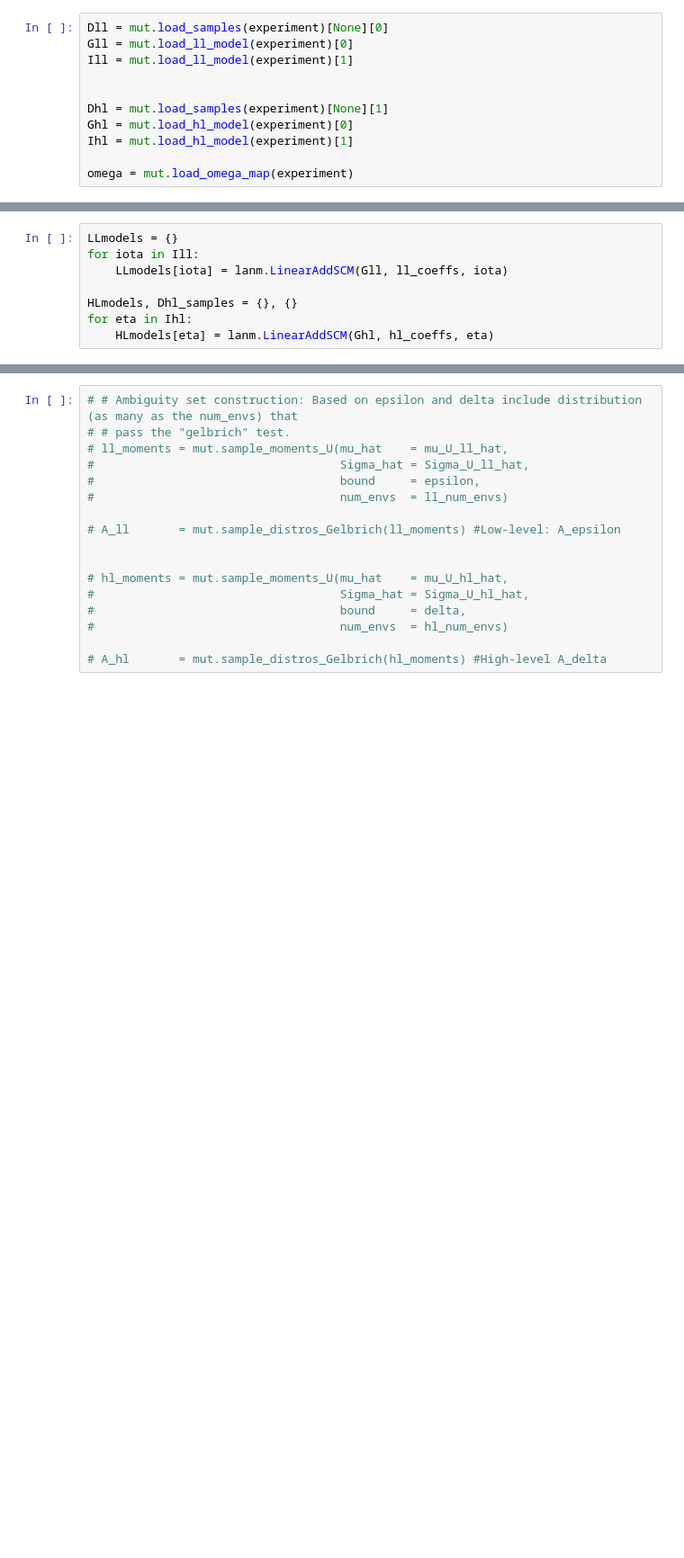
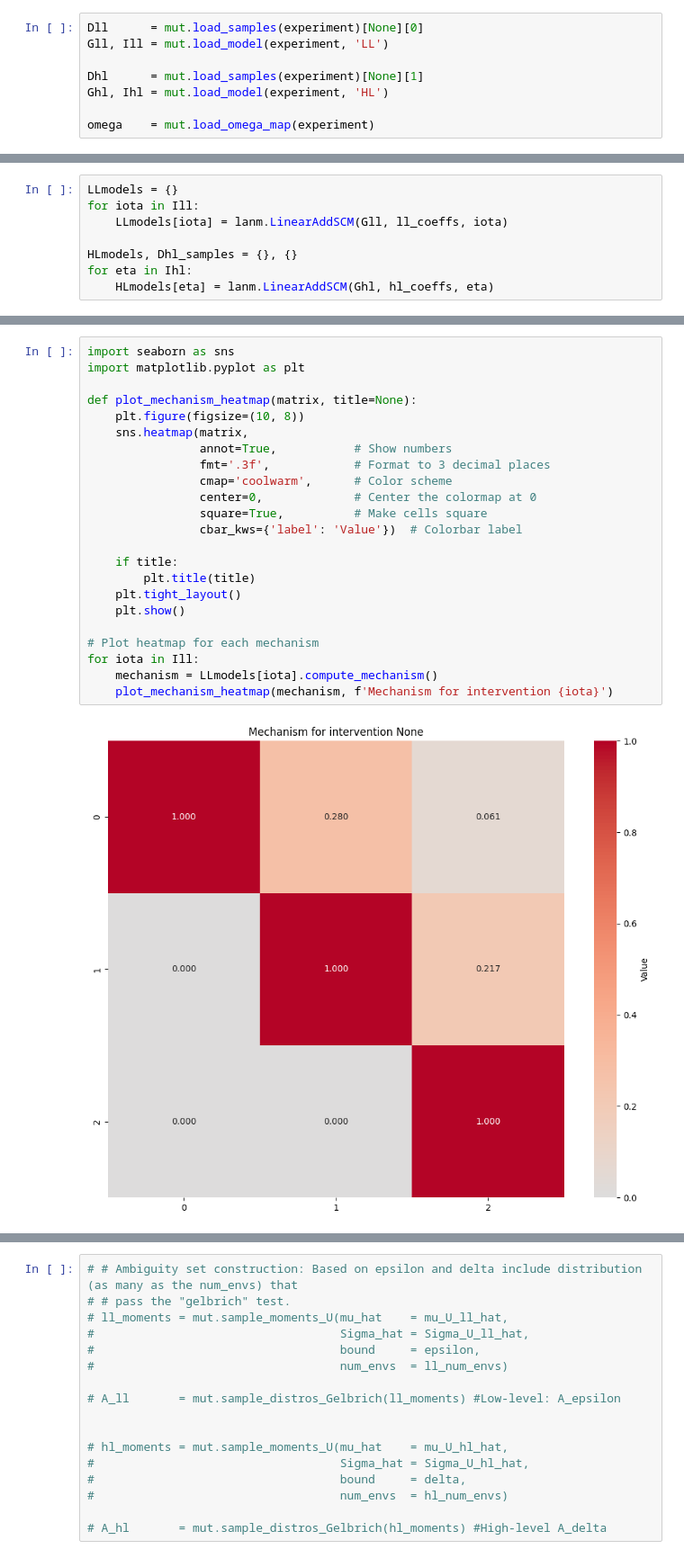
Before and after one commit to yfelekis/DiRoCA, a Jupyter notebook: erica_gelbrich_optimisation.ipynb, the cells around one changed output, grey strips where cells are left out. Shown at 90% size. Drawn from its saved outputs; the diff is of its cells as text; blank space fills up the shorter version.

```diff
--- a/erica_gelbrich_optimisation.ipynb
+++ b/erica_gelbrich_optimisation.ipynb
@@ -31,14 +35,11 @@ num_hlsamples   = params.n_samples[experiment][1]
 # %%
-Dll = mut.load_samples(experiment)[None][0]
-Gll = mut.load_ll_model(experiment)[0]
-Ill = mut.load_ll_model(experiment)[1]
+Dll      = mut.load_samples(experiment)[None][0]
+Gll, Ill = mut.load_model(experiment, 'LL')
 
+Dhl      = mut.load_samples(experiment)[None][1]
+Ghl, Ihl = mut.load_model(experiment, 'HL')
 
-Dhl = mut.load_samples(experiment)[None][1]
-Ghl = mut.load_hl_model(experiment)[0]
-Ihl = mut.load_hl_model(experiment)[1]
-
-omega = mut.load_omega_map(experiment)
+omega    = mut.load_omega_map(experiment)
 # %%
 ll_coeffs = mut.get_coefficients(Dll, Gll)
 hl_coeffs = mut.get_coefficients(Dhl, Ghl)
@@ -64,0 +75,25 @@ for eta in Ihl:
+# %%
+import seaborn as sns
+import matplotlib.pyplot as plt
+
+def plot_mechanism_heatmap(matrix, title=None):
+    plt.figure(figsize=(10, 8))
+    sns.heatmap(matrix,
+                annot=True,           # Show numbers
+                fmt='.3f',            # Format to 3 decimal places
+                cmap='coolwarm',      # Color scheme
+                center=0,             # Center the colormap at 0
+                square=True,          # Make cells square
+                cbar_kws={'label': 'Value'})  # Colorbar label
+
+    if title:
+        plt.title(title)
+    plt.tight_layout()
+    plt.show()
+
+# Plot heatmap for each mechanism
+for iota in Ill:
+    mechanism = LLmodels[iota].compute_mechanism()
+    plot_mechanism_heatmap(mechanism, f'Mechanism for intervention {iota}')
+# %% [output]
+[figure, added]
```
Also changed, not shown: parts of 25 cells of this notebook, 26 other files.
